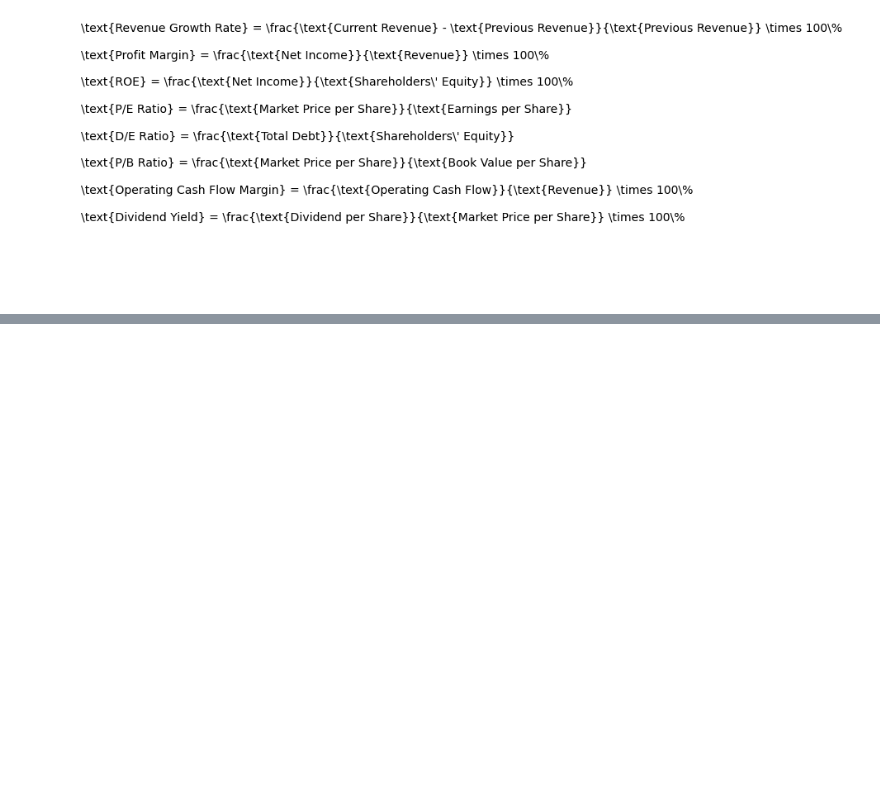
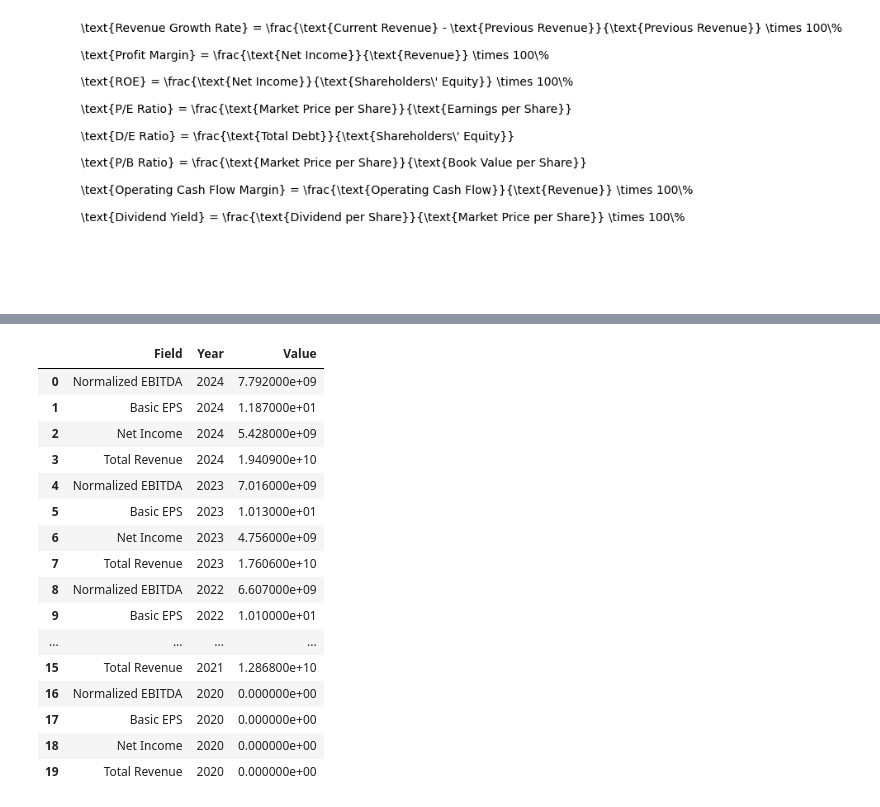
Before and after one commit to nickessner/FinancialPredictions, a Jupyter notebook: stockRating.ipynb, the cells around one changed output, grey strips where cells are left out. Saved outputs shown, nothing was run; the diff lists cells and outputs as text; code cells hidden in the pictures; blank space fills up the shorter version.

```diff
--- a/stockRating.ipynb
+++ b/stockRating.ipynb
@@ -132,5 +134,9 @@ ThemeRegistry.enable('my_custom_theme')
 # %%
 currentDate = str(monthNumber) + "/" + str(dateOfMonth) + "/" + str(yearNumber)
 yearPrior = str(monthNumber) + "/" + str(dateOfMonth+1) + "/" + str(yearNumber-1)
-yearPrior
+
+dateOfMonth = today.day
+monthNumber = today.month
+yearNumber = today.year
+years = [str(yearNumber),str(yearNumber-1),str(yearNumber-2),str(yearNumber-3),str(yearNumber-4)]
 # %% [output]
@@ -226,13 +232,13 @@ for stock in tickerLst:#,'AMD','INTC','META','AAPL','AMZN','GOOGL','MSFT','TSLA'
         # Reset the index and move it to a column called 'Field'
         FINS.reset_index(inplace=True)
         FINS.rename(columns={'index': 'Field'}, inplace=True)
-        FINS.columns = ['Field','2024','2023','2022','2021','2020']
-        FINS['1 Year Change'] = FINS['2024']-FINS['2023']
-        FINS['3 Year Change'] = FINS['2024']-FINS['2021']
+        FINS.columns = ['Field']+years
+        FINS['1 Year Change'] = FINS[years[0]]-FINS[years[1]]
+        FINS['3 Year Change'] = FINS[years[0]]-FINS[years[3]]
         #Revenue Growth Rate etc.
         FINS.fillna(0,inplace=True)
-        FINS['1 Year Change Rate'] = FINS['1 Year Change']/FINS['2023']*100
-        FINS['3 Year Change Rate'] = FINS['3 Year Change']/FINS['2021']*100
+        FINS['1 Year Change Rate'] = FINS['1 Year Change']/FINS[years[1]]*100
+        FINS['3 Year Change Rate'] = FINS['3 Year Change']/FINS[years[3]]*100
         #Profit margin
 
         print(FINS.columns)
@@ -307,3 +313,6 @@ plt.savefig(png_file, bbox_inches='tight', dpi=300)
 plt.show()
 # %% [output]
 [figure]
+# %%
+FINS_conds = FINS[FINS['Field'].isin(['Total Revenue','Normalized EBITDA','Net Income','Basic EPS'])][['Field','1 Year Change Rate','3 Year Change Rate']+years]
+FINS_conds
@@ -309,0 +325,23 @@ plt.show()
+# %%
+FINS_conds_melted = pd.melt(FINS_conds, id_vars=['Field'],
+                    value_vars=['2024', '2023', '2022', '2021', '2020'],
+                    var_name='Year', value_name='Value')
+FINS_conds_melted
+# %% [output]
+|  | Field | Year | Value |
+| 0 | Normalized EBITDA | 2024 | 7.792000e+09 |
+| 1 | Basic EPS | 2024 | 1.187000e+01 |
+| 2 | Net Income | 2024 | 5.428000e+09 |
+| 3 | Total Revenue | 2024 | 1.940900e+10 |
+| 4 | Normalized EBITDA | 2023 | 7.016000e+09 |
+| 5 | Basic EPS | 2023 | 1.013000e+01 |
+| 6 | Net Income | 2023 | 4.756000e+09 |
+| 7 | Total Revenue | 2023 | 1.760600e+10 |
+| 8 | Normalized EBITDA | 2022 | 6.607000e+09 |
+| 9 | Basic EPS | 2022 | 1.010000e+01 |
+| ... | ... | ... | ... |
+| 15 | Total Revenue | 2021 | 1.286800e+10 |
+| 16 | Normalized EBITDA | 2020 | 0.000000e+00 |
+| 17 | Basic EPS | 2020 | 0.000000e+00 |
+| 18 | Net Income | 2020 | 0.000000e+00 |
+| 19 | Total Revenue | 2020 | 0.000000e+00 |
```
Also changed, not shown: parts of 6 cells of this notebook, 3 other files.
